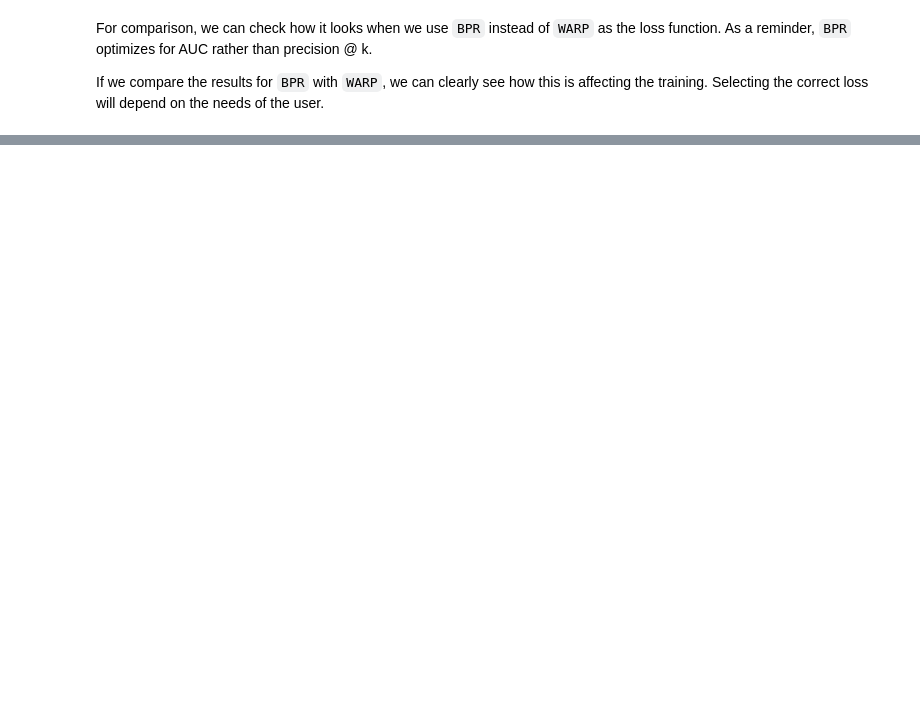
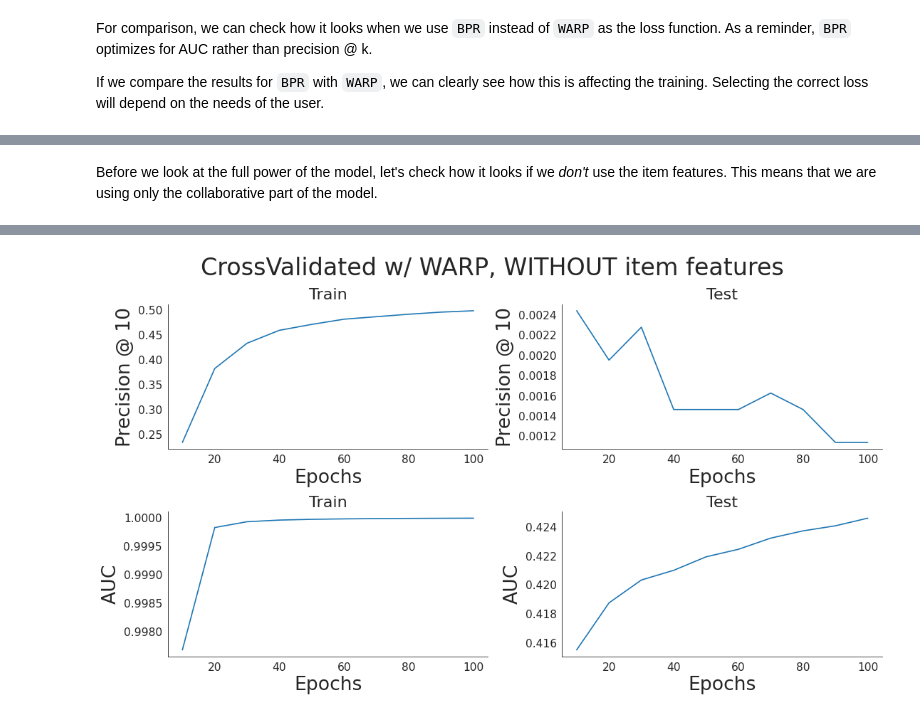
Before and after one commit to yawnston/lightfm-eval, a Jupyter notebook: playground/presentation.ipynb, the cells around one changed output, grey strips where cells are left out. Saved outputs shown, nothing was run; the diff lists cells and outputs as text; code cells hidden in the pictures; blank space fills up the shorter version.

Commit message:
feat(presentation): add CrossValidated example

```diff
--- a/playground/presentation.ipynb
+++ b/playground/presentation.ipynb
@@ -196,0 +208,9 @@ Training finished! Elapsed time: 51.00 s.
+# %%
+cv_data = fetch_stackexchange('crossvalidated', test_set_fraction=0.1, indicator_features=False, tag_features=True)
+# %% [markdown]
+Before we look at the full power of the model, let's check how it looks if we *don't* use the item features. This means that we are using only the collaborative part of the model.
+# %%
+cv_model = LightFM(loss='warp', no_components=30, item_alpha=1e-6)
+epoch_iters, patk_train, patk_test, auc_train, auc_test = train_model(cv_model, cv_data)
+plot_training_evaluation(epoch_iters, patk_train, patk_test, auc_train, auc_test, "CrossValidated w/ WARP, WITHOUT item features")
+# %% [output]
@@ -196,0 +219 @@ Training finished! Elapsed time: 51.00 s.
+[figure, added]
```
Also changed, not shown: parts of 13 cells of this notebook.
